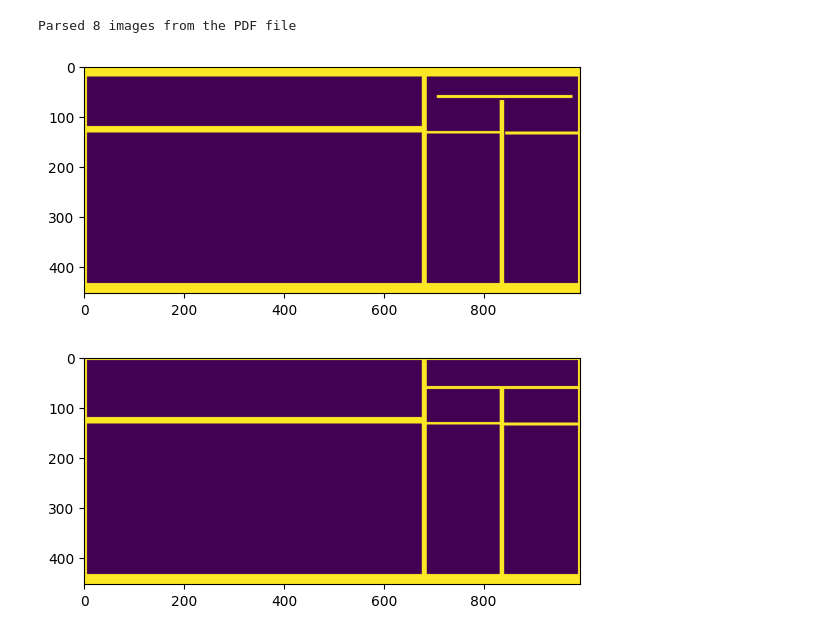
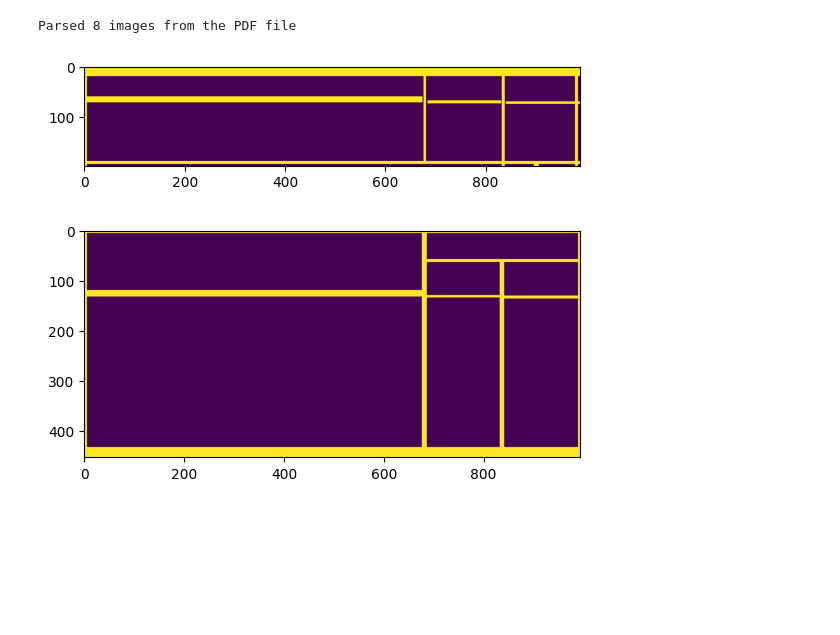
Before and after one commit to AIDZLegaldatabase/ocr-recognition, a Jupyter notebook: test.ipynb, the cells around one changed output. Saved outputs shown, nothing was run; the diff lists cells and outputs as text; code cells hidden in the pictures; blank space fills up the shorter version.

Commit message:
fix typo with border lines

```diff
--- a/test.ipynb
+++ b/test.ipynb
@@ -74,12 +74,10 @@ images = parse_images(pdf_path)
 
 page_image_rgb = np.array(images[0])
 table_boxes, img_grid = detect_table_from_image_data(page_image_rgb)
-for x, y, w, h in table_boxes:
-    cv2.rectangle(page_image_rgb, (x, y), (x + w, y + h), (0, 0, 255), 3)
 
 extended_lines = []
 image = np.array(page_image_rgb)
-table_bbox = [x, y, w, h]
+table_bbox = table_boxes[0]
 
 
 table_x_start = table_bbox[0]
@@ -88,8 +86,8 @@ table_x_end = table_bbox[0] + table_bbox[2]
 table_y_end = table_bbox[1] + table_bbox[3]
 left_line = (0, 0, 5, table_bbox[3])
 top_line = (0, 0, table_bbox[2], 5)
-right_line = (table_x_end - 25, 0, 5, table_bbox[3])
-bottom_line = (0, table_y_end, table_bbox[2], 5)
+right_line = (table_bbox[2] - 10, 0, 5, table_bbox[3])
+bottom_line = (0, table_bbox[3] - 10, table_bbox[2], 5)
 
 
 
@@ -99,34 +97,34 @@ np_img_cropped = np_img[
     table_y_start:table_y_end,
     table_x_start:table_x_end,
     :,
 ]
 extension_amount=15.0
 
 combined_grid, contours_v, contours_h = core_line_detection(np_img_cropped, 3, 10)
 
 vertical_lines = [cv2.boundingRect(cnt) for cnt in contours_v]
 
 horizontal_lines = [cv2.boundingRect(cnt) for cnt in contours_h]
 
 vertical_lines.sort(key=lambda c: c[0])
 horizontal_lines.sort(key=lambda c: c[1])
 
 
 # Add all surrounding lines
 vertical_lines.insert(0, left_line)
 horizontal_lines.insert(0, top_line)
 vertical_lines.insert(-1, right_line)
 horizontal_lines.insert(-1, bottom_line)
 
 lines = [(line[0], line[1], line[0] + line[2], line[1] + line[3]) for line in [*vertical_lines, *horizontal_lines]]
 
 lines_img = display_lines(lines,np_img_cropped)
 
 plt.imshow(lines_img)
 plt.show()
 # %% [output]
 Parsed 8 images from the PDF file
-[figure, old version]
+[figure, new version]
 # %%
 def remove_line_duplicates(line_clusters, axis):
     secondary_axis = (axis + 1) % 2
```
Also changed, not shown: parts of 1 cell of this notebook.
